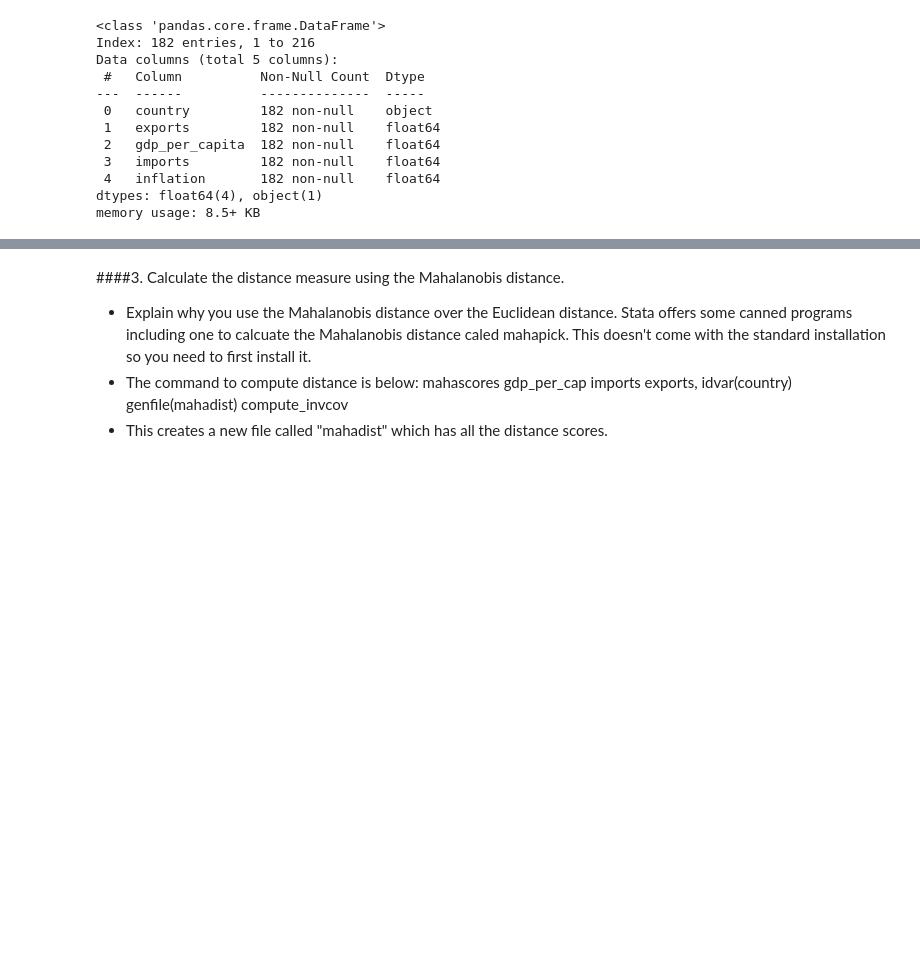
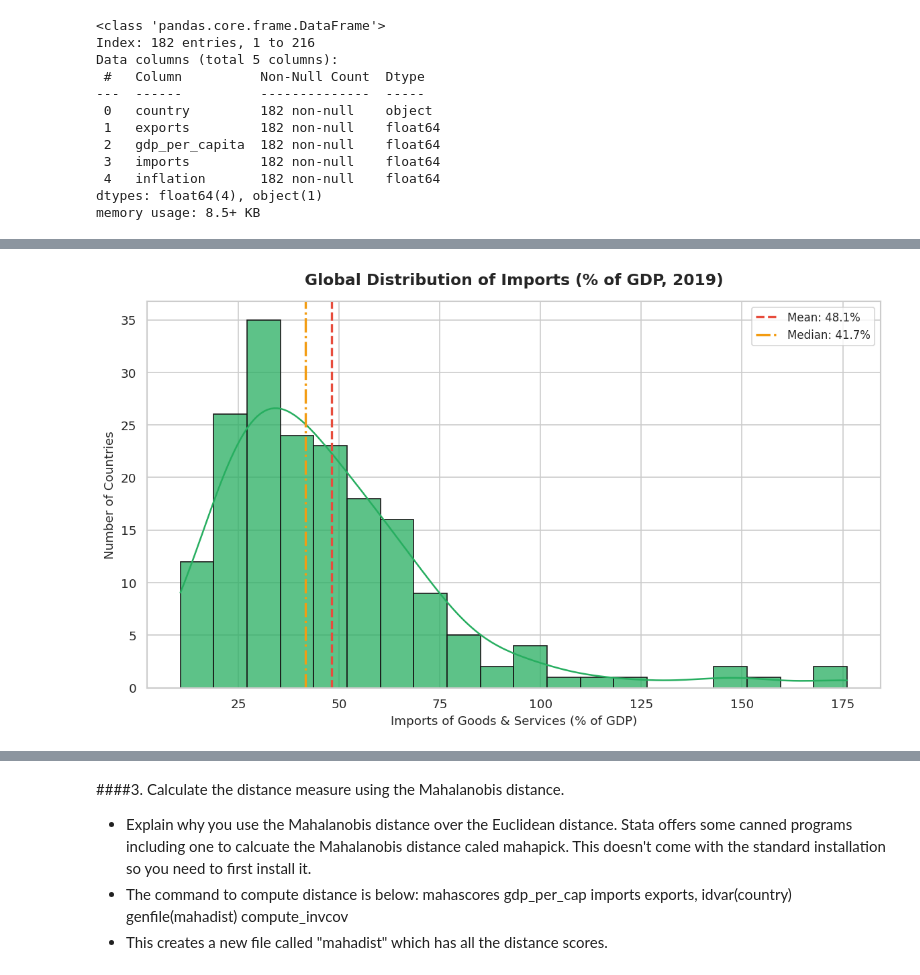
Before and after one commit to chipojaya1/ISS-Economic-Distance, a Jupyter notebook: Economic_distance_analysis.ipynb, the cells around one changed output, grey strips where cells are left out. Cells and saved outputs as stored; diff of their text form; code cells hidden in the pictures; blank space fills up the shorter version.

```diff
--- a/Economic_distance_analysis.ipynb
+++ b/Economic_distance_analysis.ipynb
@@ -216,0 +261,16 @@ Text(0.5, 0, 'Exports of goods and services (% of GDP)')
+# %%
+# 2. Standalone Imports Distribution
+plt.figure(figsize=(10, 6), dpi=120)
+
+sns.histplot(wdi_df['imports'], kde=True, color='#27AE60', bins=20, alpha=0.75, edgecolor='#1A1A1A')
+plt.axvline(wdi_df['imports'].mean(), color='#E74C3C', linestyle='--', linewidth=2, label=f"Mean: {wdi_df['imports'].mean():.1f}%")
+plt.axvline(wdi_df['imports'].median(), color='#F39C12', linestyle='-.', linewidth=2, label=f"Median: {wdi_df['imports'].median():.1f}%")
+
+plt.title('Global Distribution of Imports (% of GDP, 2019)', fontsize=14, fontweight='bold', pad=15)
+plt.xlabel('Imports of Goods & Services (% of GDP)', fontsize=11)
+plt.ylabel('Number of Countries', fontsize=11)
+plt.legend(loc='upper right', frameon=True, fontsize=10)
+plt.tight_layout()
+plt.show()
+# %% [output]
+[figure, added]
```
Also changed, not shown: parts of 14 cells of this notebook.
